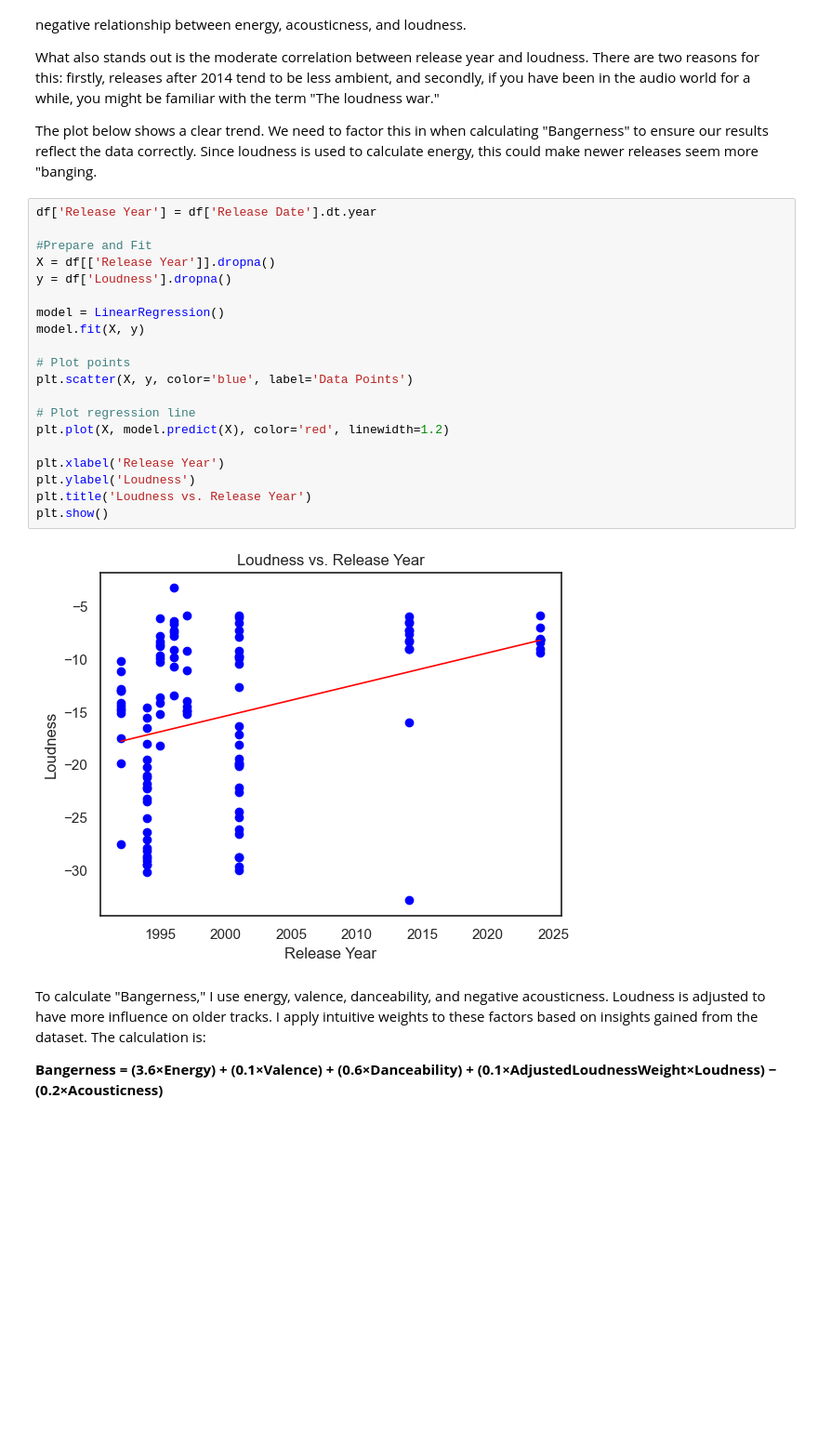
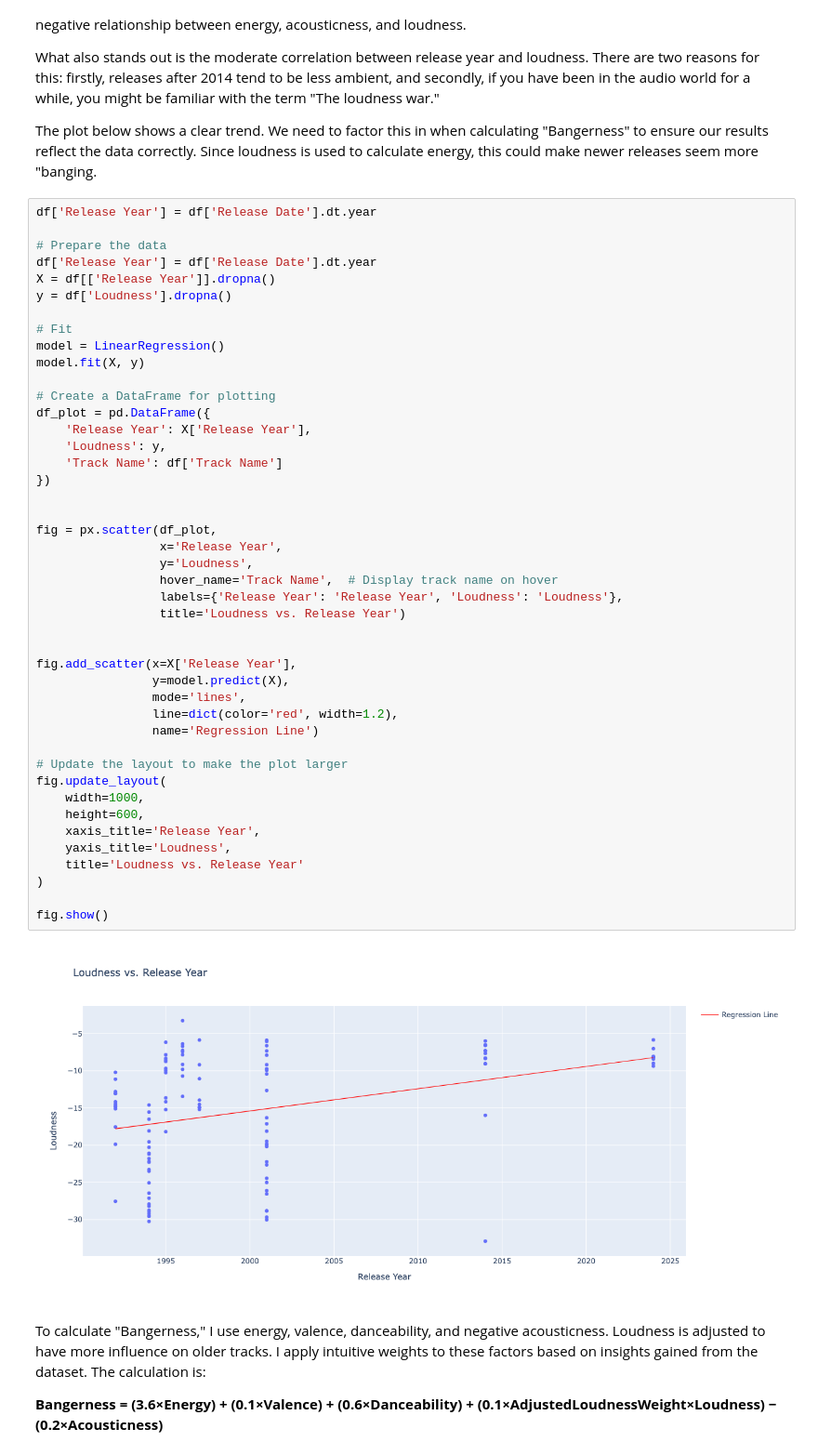
Before and after one commit to iftah-og/afx_eda, a Jupyter notebook: afx_ift3.ipynb, the cells around one changed output. Shown at 93% size. Saved outputs shown, nothing was run; the diff lists cells and outputs as text; blank space fills up the shorter version.

```diff
--- a/afx_ift3.ipynb
+++ b/afx_ift3.ipynb
@@ -141,25 +143,49 @@ The plot below shows a clear trend. We need to factor this in when calculating "
 # %%
 df['Release Year'] = df['Release Date'].dt.year
 
-#Prepare and Fit
+# Prepare the data
+df['Release Year'] = df['Release Date'].dt.year
 X = df[['Release Year']].dropna()
 y = df['Loudness'].dropna()
 
+# Fit
 model = LinearRegression()
 model.fit(X, y)
 
-# Plot points
-plt.scatter(X, y, color='blue', label='Data Points')
+# Create a DataFrame for plotting
+df_plot = pd.DataFrame({
+    'Release Year': X['Release Year'],
+    'Loudness': y,
+    'Track Name': df['Track Name']
+})
 
-# Plot regression line
-plt.plot(X, model.predict(X), color='red', linewidth=1.2)
 
-plt.xlabel('Release Year')
-plt.ylabel('Loudness')
-plt.title('Loudness vs. Release Year')
-plt.show()
+fig = px.scatter(df_plot,
+                 x='Release Year',
+                 y='Loudness',
+                 hover_name='Track Name',  # Display track name on hover
+                 labels={'Release Year': 'Release Year', 'Loudness': 'Loudness'},
+                 title='Loudness vs. Release Year')
+
+
+fig.add_scatter(x=X['Release Year'],
+                y=model.predict(X),
+                mode='lines',
+                line=dict(color='red', width=1.2),
+                name='Regression Line')
+
+# Update the layout to make the plot larger
+fig.update_layout(
+    width=1000,
+    height=600,
+    xaxis_title='Release Year',
+    yaxis_title='Loudness',
+    title='Loudness vs. Release Year'
+)
+
+fig.show()
 # %% [output]
-[figure, old version]
+[figure, new version]
 # %% [markdown]
 To calculate "Bangerness," I use energy, valence, danceability, and negative acousticness. Loudness is adjusted to have more influence on older tracks. I apply intuitive weights to these factors based on insights gained from the dataset. The calculation is:
 
```
Also changed, not shown: parts of 7 cells of this notebook.
